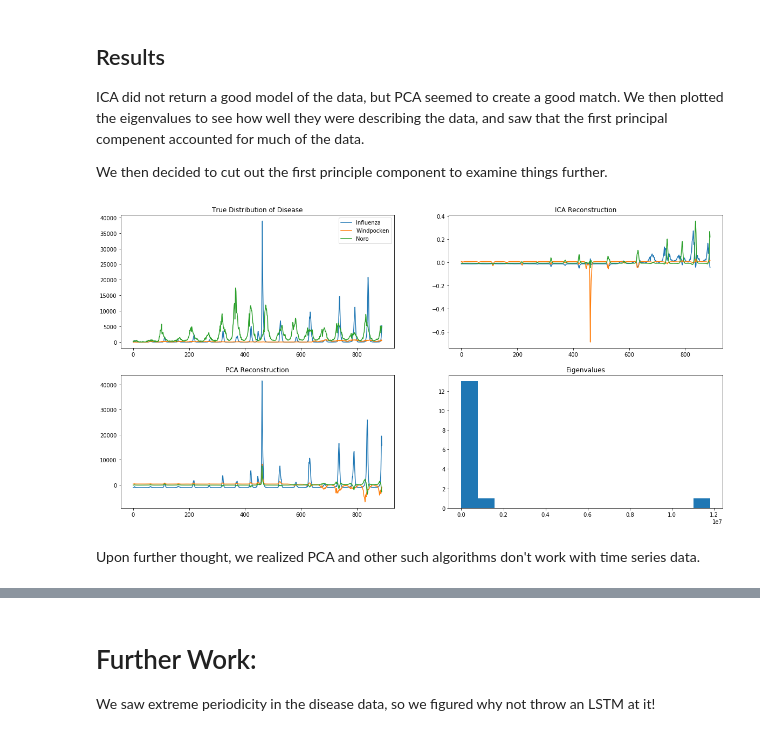
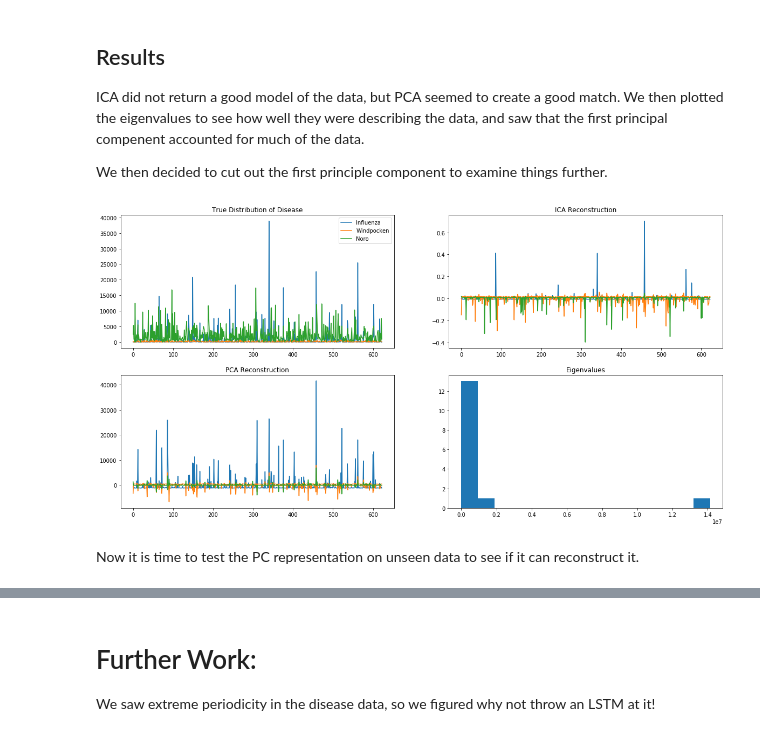
Before and after one commit to JarnoRFB/mercura, a Jupyter notebook: ica_and_pca.ipynb, the cells around one changed output, grey strips where cells are left out. Saved outputs shown, nothing was run; the diff lists cells and outputs as text; code cells hidden in the pictures.

```diff
--- a/ica_and_pca.ipynb
+++ b/ica_and_pca.ipynb
@@ -13,7 +13,7 @@ warnings.filterwarnings("ignore") # to avoid complex number warning
 # %%
 from create_datasets import SymptomDiseaseData
 data = SymptomDiseaseData()
-symptoms_data, disease_data = data.generate_data(split=False)
+train, valid, test, train_labels, valid_labels, test_labels = data.generate_data(split=True)
 data.get_data_insight()
 # %% [output]
 Symptom's shape: (890, 18)
@@ -25,11 +29,10 @@ Disease at index 0:
 # %% [markdown]
 #### Compute ICs and fit
 # %%
-ica = FastICA(n_components=disease_data.shape[1])#, whiten=False)
-S_ = ica.fit_transform(symptoms_data)  # Reconstruct signals
+ica = FastICA(n_components=train_labels.shape[1])#, whiten=False)
+S_ = ica.fit_transform(train)  # Reconstruct signals
 # %% [markdown]
 #### Compute PCs and fit, as well as eigenvalues
 # %%
-pca = PCA(n_components=disease_data.shape[1], whiten=False)
-pca_done = pca.fit_transform(symptoms_data)
-print(pca_done.shape)
+pca = PCA(n_components=train_labels.shape[1], whiten=False)
+pca_done = pca.fit_transform(train)
@@ -44,33 +45,33 @@ ICA did not return a good model of the data, but PCA seemed to create a good mat
 
 We then decided to cut out the first principle component to examine things further.
 # %%
-bottom = 455
-top = 470
+bottom = 250
+top = 350
 zoom = False
 
 f, axarr = plt.subplots(2, 2, figsize=(20, 10))
 f.size=((20,20))
 
-axarr[0, 0].plot(disease_data.T[0], label='Influenza')
-axarr[0, 0].plot(disease_data.T[1], label='Windpocken')
-axarr[0, 0].plot(disease_data.T[2], label='Noro')
+axarr[0, 0].plot(train_labels.T[0], label='Influenza')
+axarr[0, 0].plot(train_labels.T[1], label='Windpocken')
+axarr[0, 0].plot(train_labels.T[2], label='Noro')
 if zoom: axarr[0, 0].set_xlim([bottom,top])
 axarr[0, 0].legend()
 axarr[0, 0].set_title('True Distribution of Disease')
 
 axarr[0, 1].plot(S_)
 if zoom: axarr[0, 1].set_xlim([bottom,top])
 axarr[0, 1].set_title('ICA Reconstruction')
 
 axarr[1, 0].plot(pca_done)
 if zoom: axarr[1, 0].set_xlim([bottom,top])
 axarr[1, 0].set_title('PCA Reconstruction')
 
 axarr[1, 1].hist(eig[0][:15], bins=15)
 axarr[1, 1].set_title('Eigenvalues')
 
 plt.show()
 # %% [output]
-[figure, old version]
+[figure, new version]
-# %% [markdown]
-Upon further thought, we realized PCA and other such algorithms don't work with time series data.
+# %% [markdown]
+Now it is time to test the PC representation on unseen data to see if it can reconstruct it.
```
Also changed, not shown: parts of 6 cells of this notebook.
